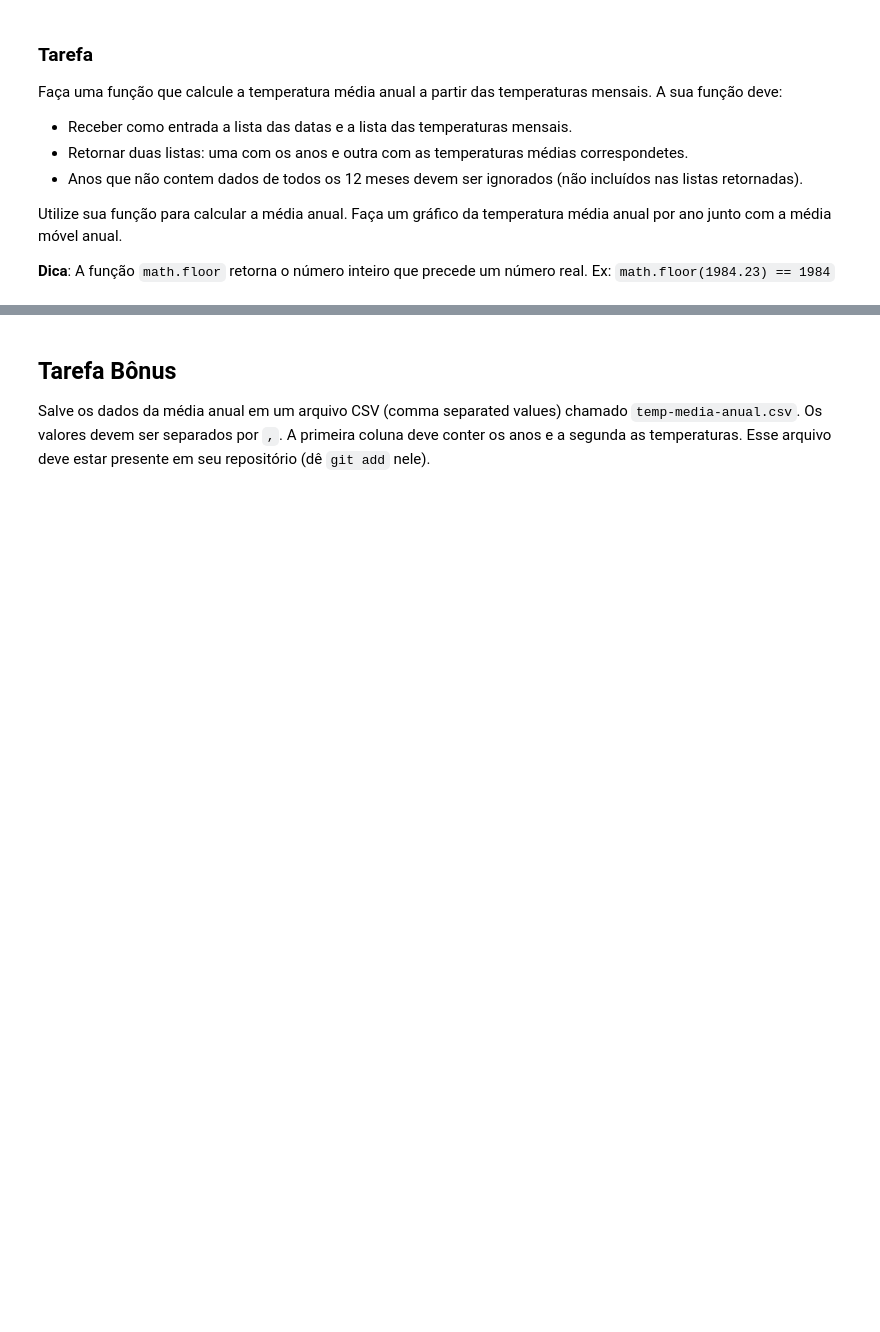
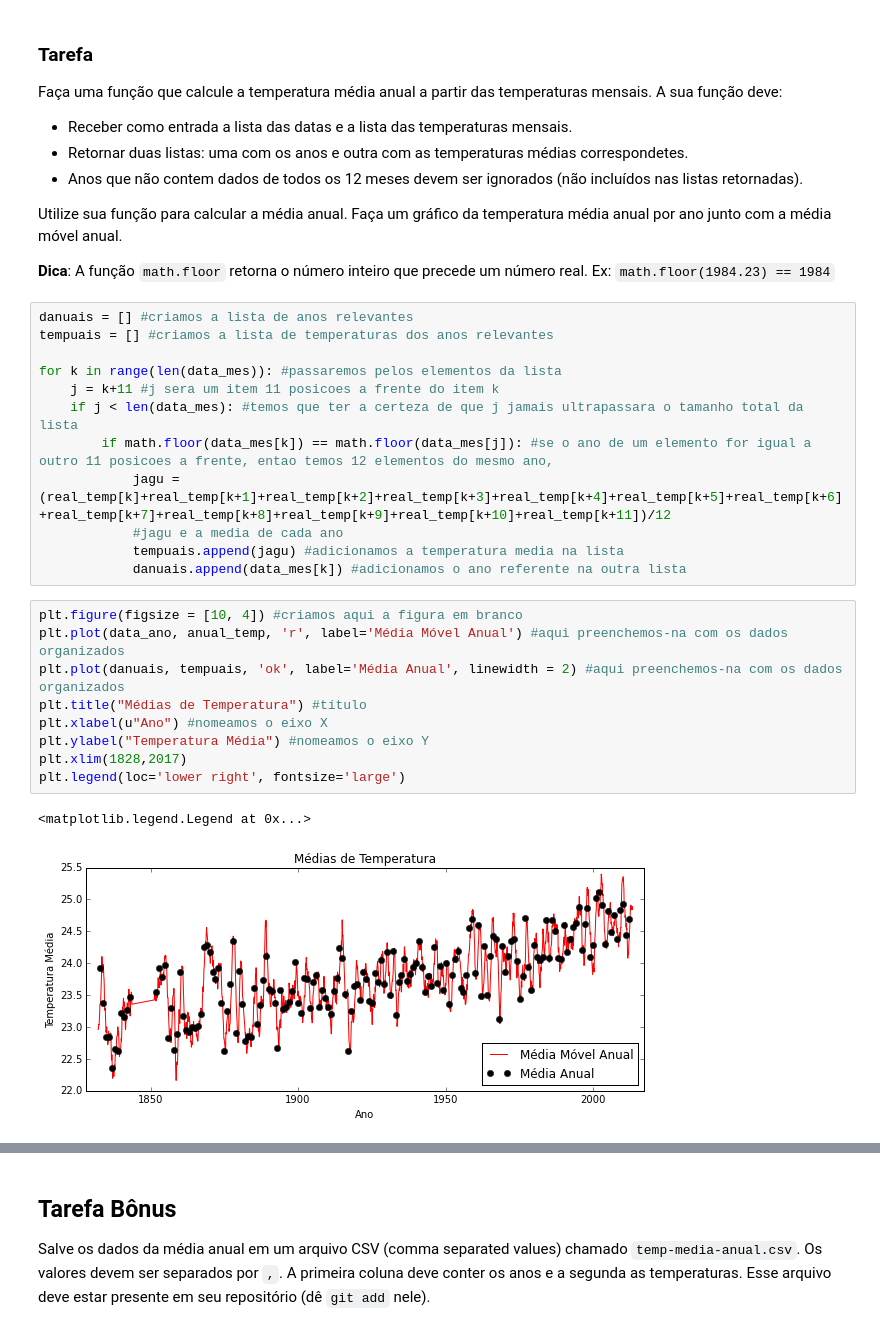
Before and after one commit to mat-esp-2015/capstone-niteroi, a Jupyter notebook: capstone.ipynb, the cells around one changed output, grey strips where cells are left out. Cells and saved outputs as stored; diff of their text form; blank space fills up the shorter version.

```diff
--- a/capstone.ipynb
+++ b/capstone.ipynb
@@ -83,6 +135,30 @@ Faça uma função que calcule a temperatura média anual a partir das temperatu
 Utilize sua função para calcular a média anual. Faça um gráfico da temperatura média anual por ano junto com a média móvel anual.
 
 **Dica**: A função `math.floor` retorna o número inteiro que precede um número real. Ex: `math.floor(1984.23) == 1984`
+# %%
+danuais = [] #criamos a lista de anos relevantes
+tempuais = [] #criamos a lista de temperaturas dos anos relevantes
+
+for k in range(len(data_mes)): #passaremos pelos elementos da lista
+    j = k+11 #j sera um item 11 posicoes a frente do item k
+    if j < len(data_mes): #temos que ter a certeza de que j jamais ultrapassara o tamanho total da lista
+        if math.floor(data_mes[k]) == math.floor(data_mes[j]): #se o ano de um elemento for igual a outro 11 posicoes a frente, entao temos 12 elementos do mesmo ano,
+            jagu = (real_temp[k]+real_temp[k+1]+real_temp[k+2]+real_temp[k+3]+real_temp[k+4]+real_temp[k+5]+real_temp[k+6]+real_temp[k+7]+real_temp[k+8]+real_temp[k+9]+real_temp[k+10]+real_temp[k+11])/12
+            #jagu e a media de cada ano
+            tempuais.append(jagu) #adicionamos a temperatura media na lista
+            danuais.append(data_mes[k]) #adicionamos o ano referente na outra lista
+# %%
+plt.figure(figsize = [10, 4]) #criamos aqui a figura em branco
+plt.plot(data_ano, anual_temp, 'r', label='Média Móvel Anual') #aqui preenchemos-na com os dados organizados
+plt.plot(danuais, tempuais, 'ok', label='Média Anual', linewidth = 2) #aqui preenchemos-na com os dados organizados
+plt.title("Médias de Temperatura") #título
+plt.xlabel(u"Ano") #nomeamos o eixo X
+plt.ylabel("Temperatura Média") #nomeamos o eixo Y
+plt.xlim(1828,2017)
+plt.legend(loc='lower right', fontsize='large')
+# %% [output]
+<matplotlib.legend.Legend at 0x...>
+[figure, added]
 # %% [markdown]
 ### Resultado esperado
 
```
Also changed, not shown: parts of 7 cells of this notebook, 1 other file.
